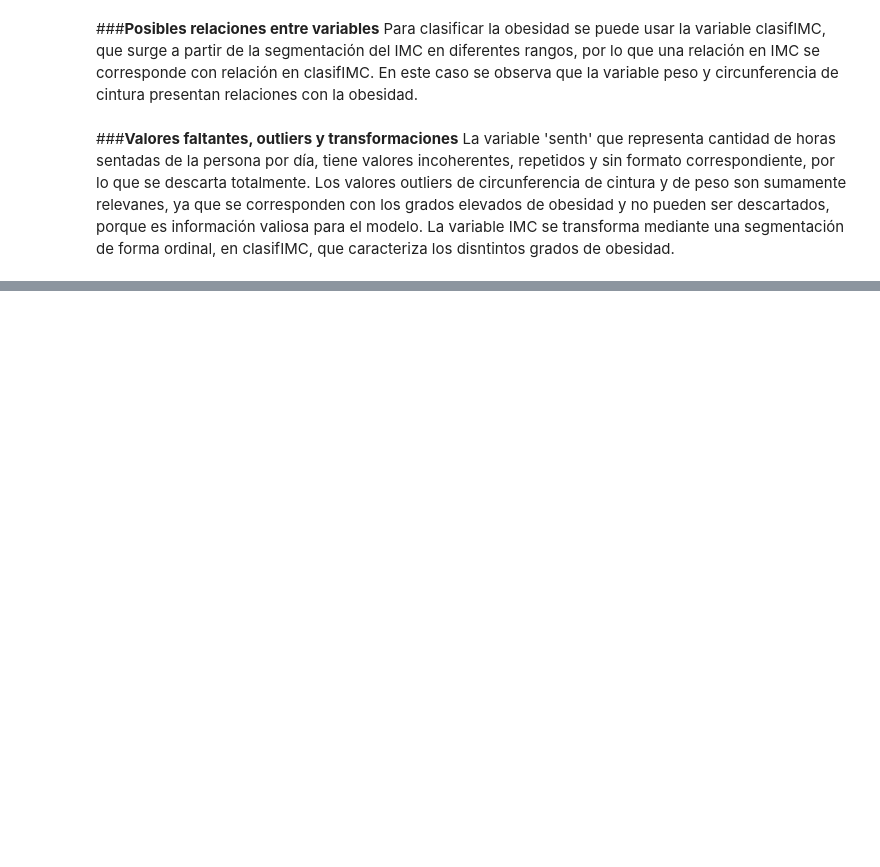
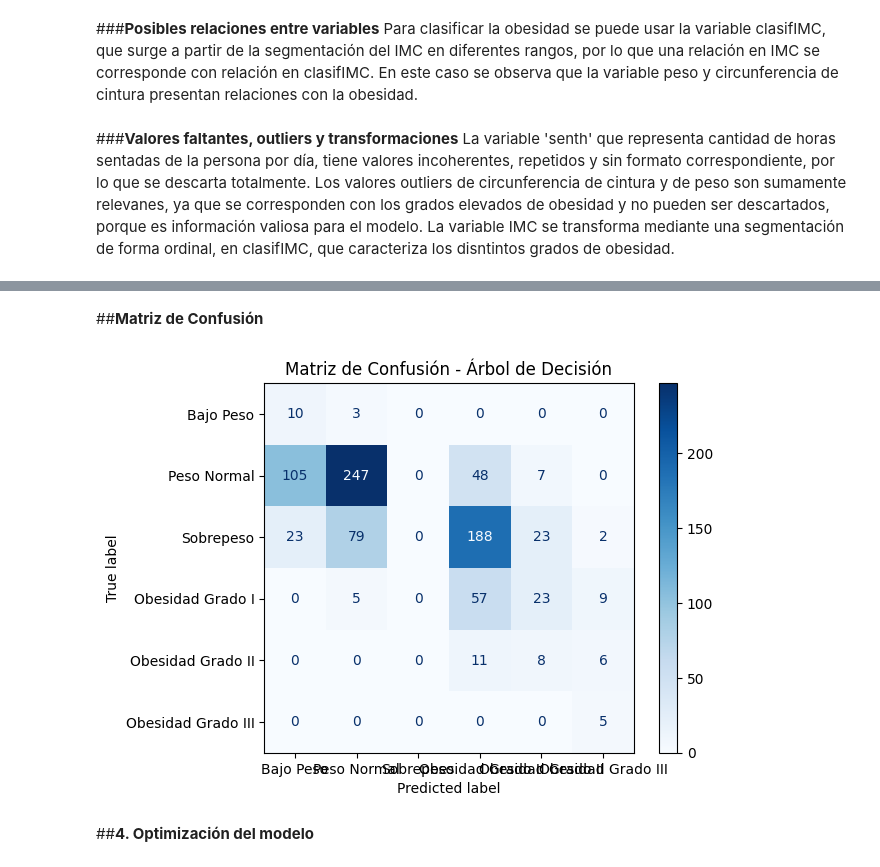
Before and after one commit to cabreonictor/Ciencia-de-Datos-y-Optimizacion-de-Modelos, a Jupyter notebook: notebook/Proyecto_Ciencia_de_Datos_y_Optimización_de_Modelos.ipynb, the cells around one changed output, grey strips where cells are left out. Drawn from its saved outputs; the diff is of its cells as text; code cells hidden in the pictures; blank space fills up the shorter version.

```diff
--- a/notebook/Proyecto_Ciencia_de_Datos_y_Optimización_de_Modelos.ipynb
+++ b/notebook/Proyecto_Ciencia_de_Datos_y_Optimización_de_Modelos.ipynb
@@ -405,0 +471,19 @@ La variable IMC se transforma mediante una segmentación de forma ordinal, en cl
+# %% [markdown]
+##**Matriz de Confusión**
+# %%
+from sklearn.metrics import confusion_matrix, ConfusionMatrixDisplay
+import matplotlib.pyplot as plt
+
+
+matriz = confusion_matrix(y_test, predicciones)
+
+visor = ConfusionMatrixDisplay(confusion_matrix=matriz, display_labels=['Bajo Peso', 'Peso Normal', 'Sobrepeso',
+                       'Obesidad Grado I', 'Obesidad Grado II', 'Obesidad Grado III'])
+
+visor.plot(cmap=plt.cm.Blues)
+plt.title("Matriz de Confusión - Árbol de Decisión")
+plt.show()
+# %% [output]
+[figure, added]
+# %% [markdown]
+##**4. Optimización del modelo**
```
Also changed, not shown: parts of 13 cells of this notebook.
